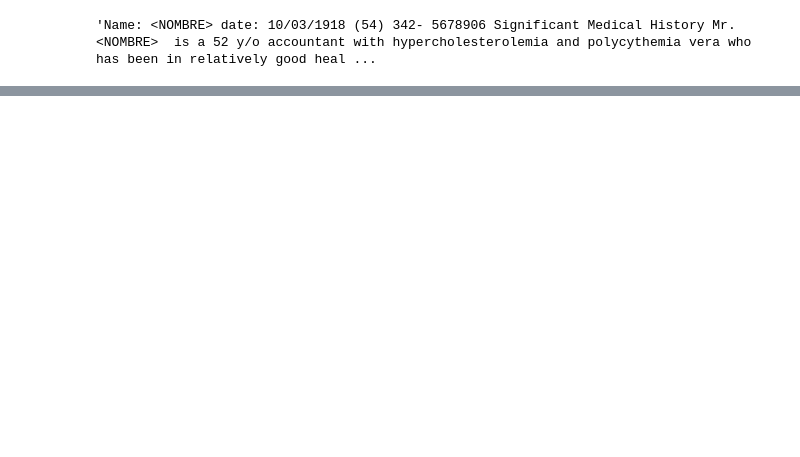
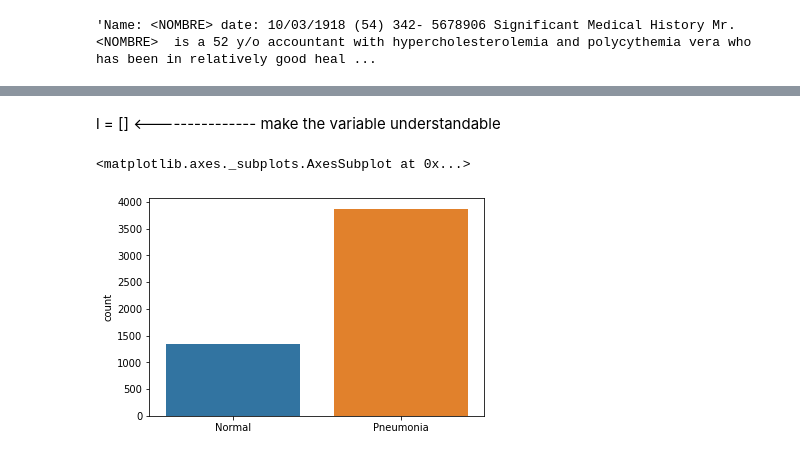
Before and after one commit to Morilla123/Spacy_ViT_Test, a Jupyter notebook: Copia_de_Transformers_medicina_extraccion.ipynb, the cells around one changed output, grey strips where cells are left out. Drawn from its saved outputs; the diff is of its cells as text; code cells hidden in the pictures; blank space fills up the shorter version.

```diff
--- a/Copia_de_Transformers_medicina_extraccion.ipynb
+++ b/Copia_de_Transformers_medicina_extraccion.ipynb
@@ -180,0 +221,42 @@ text_anon
+# %%
+DIR = os.listdir('/content/chest_xray')
+
+train_folder = '/content/chest_xray/train'
+test_folder = '/content/chest_xray/test'
+val_folder = '/content/chest_xray/val'
+# %%
+IMG_SIZE = 50 # resize image, see  u  later             -----------------------------------------------------------------------
+# %%
+labels = ["NORMAL", "PNEUMONIA"] # each folder has two sub folder name "PNEUMONIA", "NORMAL"
+
+def get_data_train(data_dir):
+    data = []
+    for label in labels:
+        path = os.path.join(data_dir, label)
+        class_num = labels.index(label)
+        for img in os.listdir(path):
+            try:
+                img_array = cv2.imread(os.path.join(path, img), cv2.IMREAD_GRAYSCALE)
+                new_array = cv2.resize(img_array, (IMG_SIZE, IMG_SIZE))
+                data.append([new_array, class_num])
+            except Exception as e:
+                print(e)
+    return np.array(data)
+# %%
+train = get_data_train(train_folder)
+test = get_data_train(test_folder)
+val = get_data_train(val_folder)
+# %% [markdown]
+l = []                    <--------------- make the variable understandable
+# %%
+l = []
+for i in train:
+    if(i[1] == 0):
+        l.append("Normal")
+    else:
+        l.append("Pneumonia")
+
+sns.countplot(l)
+# %% [output]
+<matplotlib.axes._subplots.AxesSubplot at 0x...>
+[figure, added]
```
Also changed, not shown: parts of 58 cells of this notebook.
